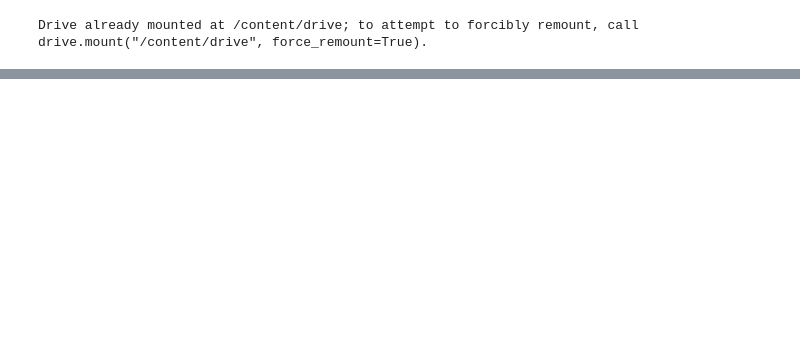
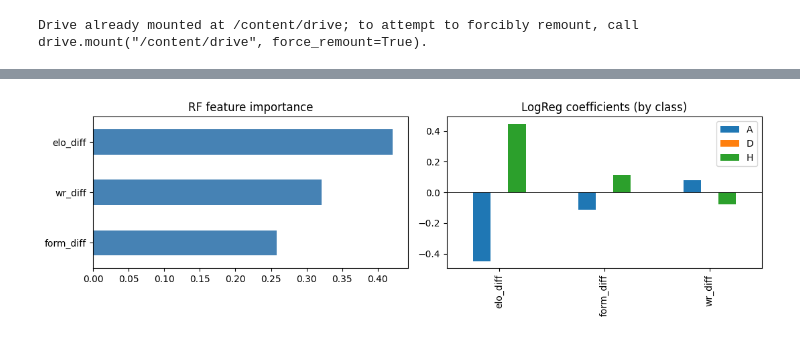
Before and after one commit to davidscottconrad/machine_learning_proj, a Jupyter notebook: World_Cup_Predictor.ipynb, the cells around one changed output, grey strips where cells are left out. Cells and saved outputs as stored; diff of their text form; code cells hidden in the pictures; blank space fills up the shorter version.

```diff
--- a/World_Cup_Predictor.ipynb
+++ b/World_Cup_Predictor.ipynb
@@ -140,0 +111,6 @@ Part 2: Train-test split
+# %%
+# Grab the tables we need by name
+matches   = dfs['matches_1930_2022'].copy()
+rank_2026 = dfs['fifa_ranking_2026-06-08'].copy()
+schedule  = dfs['schedule_2026'].copy()
+print('matches:', matches.shape, '| rank_2026:', rank_2026.shape, '| schedule:', schedule.shape)
@@ -140,0 +257,28 @@ Part 2: Train-test split
+# %%
+# class_weight='balanced' up-weights the minority class (draws), which the model
+# otherwise almost never predicts.
+logreg = make_pipeline(StandardScaler(),
+                       LogisticRegression(max_iter=1000, class_weight='balanced',
+                                          random_state=RANDOM_STATE))
+rf = RandomForestClassifier(n_estimators=300, max_depth=6, class_weight='balanced',
+                            random_state=RANDOM_STATE, n_jobs=-1)
+
+logreg.fit(X_train, y_train)
+rf.fit(X_train, y_train)
+
+target_names = ['Team-2 win (A)', 'Draw (D)', 'Team-1 win (H)']
+majority = y_train.value_counts().idxmax()
+
+def evaluate(name, model):
+    pred  = model.predict(X_test)
+    proba = model.predict_proba(X_test)
+    print(f'=== {name} ===')
+    print(f'  accuracy : {accuracy_score(y_test, pred):.3f}')
+    print(f'  macro-F1 : {f1_score(y_test, pred, average="macro"):.3f}')
+    print(f'  log-loss : {log_loss(y_test, proba):.3f}')
+    return pred
+
+print(f'Majority-class baseline accuracy: {(y_test == majority).mean():.3f}\n')
+pred_lr = evaluate('Logistic Regression', logreg)
+print()
+pred_rf = evaluate('Random Forest', rf)
@@ -140,0 +314,11 @@ Part 2: Train-test split
+# %%
+# Feature importance (Random Forest) and logistic coefficients
+fig, ax = plt.subplots(1, 2, figsize=(11, 3.5))
+pd.Series(rf.feature_importances_, index=FEATURES).sort_values().plot.barh(
+    ax=ax[0], color='steelblue'); ax[0].set_title('RF feature importance')
+coefs = logreg.named_steps['logisticregression'].coef_
+pd.DataFrame(coefs, columns=FEATURES, index=['A', 'D', 'H']).T.plot.bar(ax=ax[1])
+ax[1].set_title('LogReg coefficients (by class)'); ax[1].axhline(0, color='k', lw=.6)
+plt.tight_layout(); plt.show()
+# %% [output]
+[figure, added]
```
Also changed, not shown: parts of 33 cells of this notebook, 44 other files.
